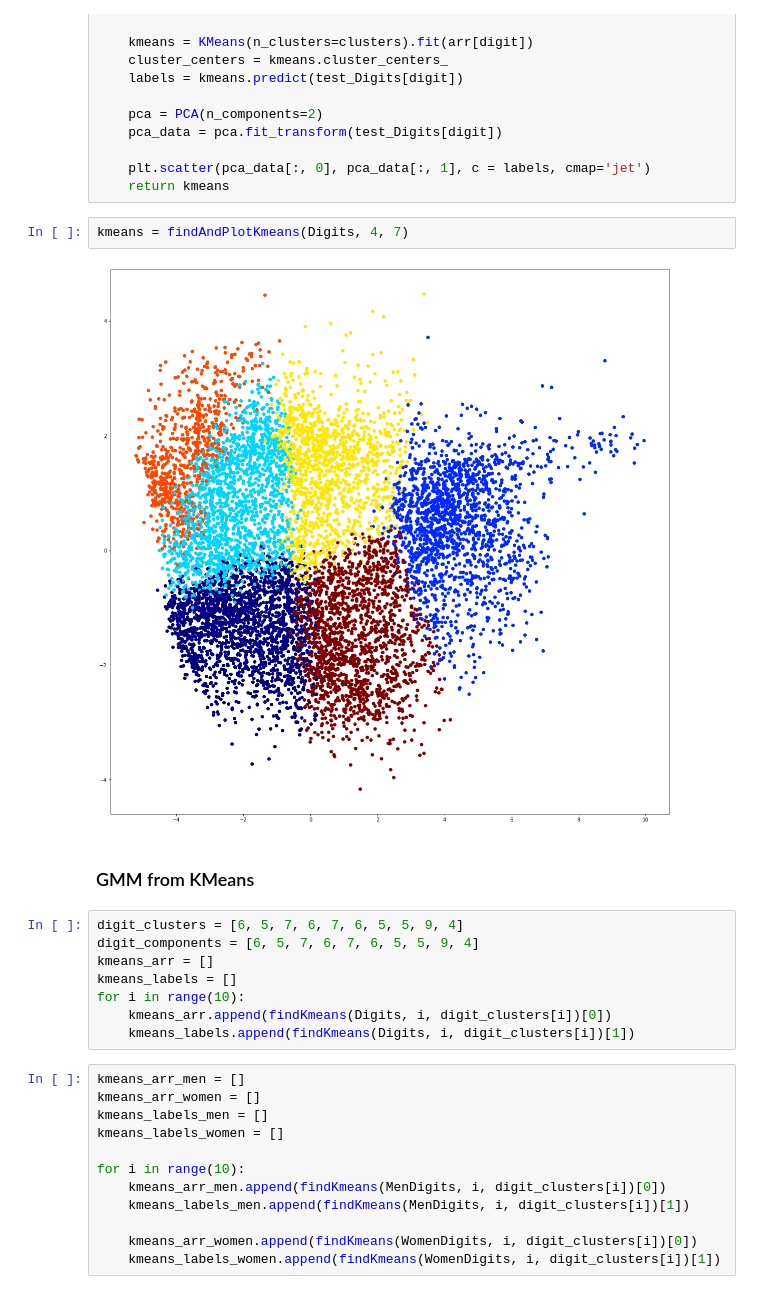
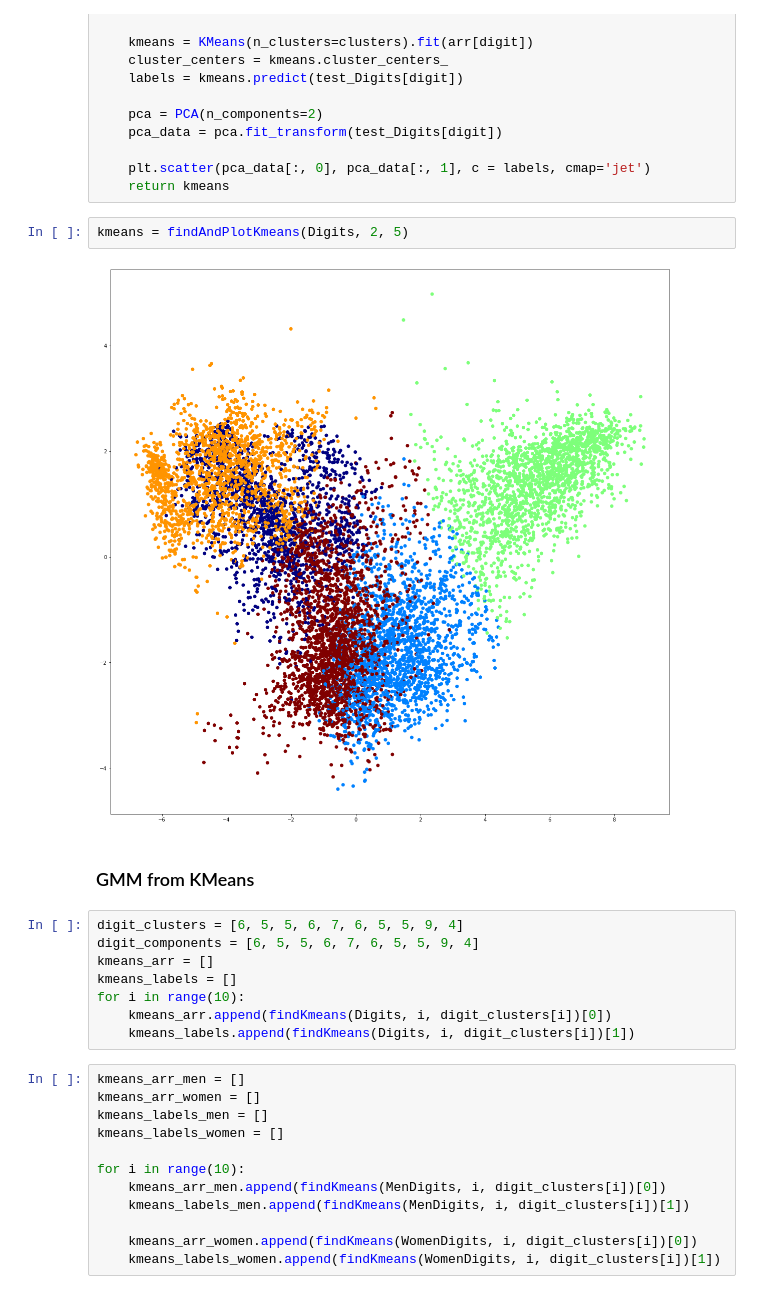
Before and after one commit to luispereda555/recognizing-spoken-digits, a Jupyter notebook: Recognizing Spoken Digits.ipynb, the cells around one changed output. Cells and saved outputs as stored; diff of their text form.

```diff
--- a/Recognizing Spoken Digits.ipynb
+++ b/Recognizing Spoken Digits.ipynb
@@ -138,14 +184,14 @@ def findAndPlotKmeans(arr, digit, clusters):
     plt.scatter(pca_data[:, 0], pca_data[:, 1], c = labels, cmap='jet')
     return kmeans
 # %%
-kmeans = findAndPlotKmeans(Digits, 4, 7)
+kmeans = findAndPlotKmeans(Digits, 2, 5)
 # %% [output]
-[figure, old version]
+[figure, new version]
 # %% [markdown]
 ### GMM from KMeans
 # %%
-digit_clusters = [6, 5, 7, 6, 7, 6, 5, 5, 9, 4]
-digit_components = [6, 5, 7, 6, 7, 6, 5, 5, 9, 4]
+digit_clusters = [6, 5, 5, 6, 7, 6, 5, 5, 9, 4]
+digit_components = [6, 5, 5, 6, 7, 6, 5, 5, 9, 4]
 kmeans_arr = []
 kmeans_labels = []
 for i in range(10):
```
Also changed, not shown: parts of 47 cells of this notebook, 3 other files.
